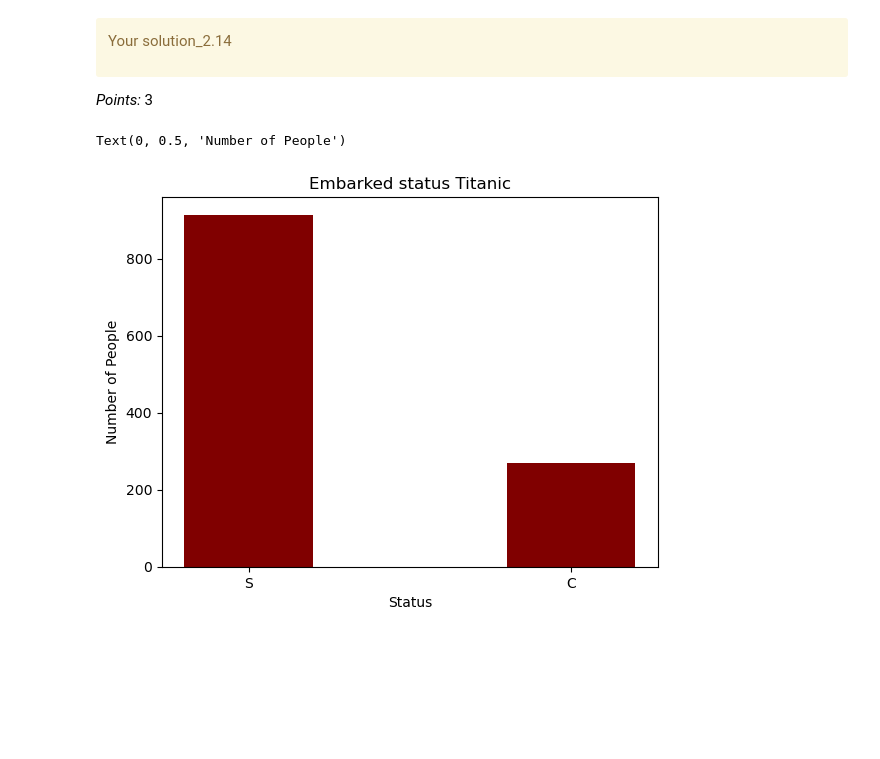
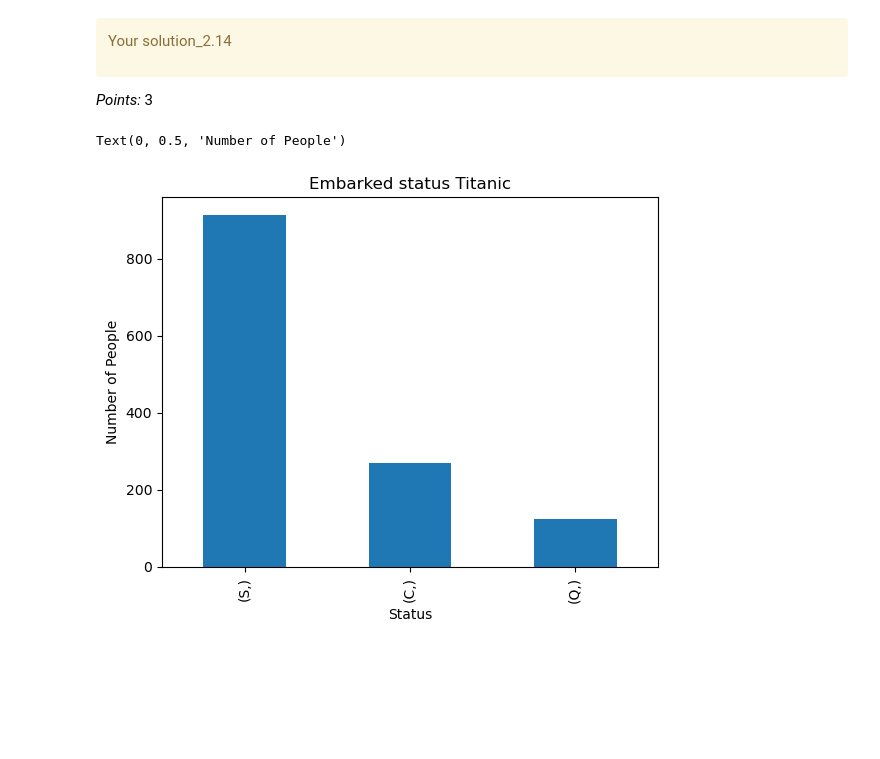
Before and after one commit to sillyyilly/cpsc330work, a Jupyter notebook: hw/hw1/hw1.ipynb, the cells around one changed output. Drawn from its saved outputs; the diff is of its cells as text; code cells hidden in the pictures.

```diff
--- a/hw/hw1/hw1.ipynb
+++ b/hw/hw1/hw1.ipynb
@@ -269,7 +269,7 @@ Your solution_2.1
 
 _Points:_ 1
 # %%
-titanic_df = pd.read_csv('/Users/yilianzhao/Documents/School/CPSC_330/cpsc330work/hw/hw1/data/titanic.csv')
+titanic_df = pd.read_csv('data/titanic.csv')
 # %%
 assert set(titanic_df.columns) == set(
     [
@@ -687,20 +687,16 @@ Your solution_2.14
 
 _Points:_ 3
 # %%
-x_values = ['S', 'C']
-y1 = titanic_df.query("embarked == 'S'")
-y1 = y1.shape[0]
-y2 = titanic_df.query("embarked == 'C'")
-y2 = y2.shape[0]
-y_values = [y1, y2]
 
-plt.bar(x_values, y_values, color = 'maroon', width = 0.4)
+
+titanic_df[["embarked"]].value_counts().plot(kind="bar")
+
 plt.title('Embarked status Titanic')
 plt.xlabel('Status')
 plt.ylabel('Number of People')
 # %% [output]
 Text(0, 0.5, 'Number of People')
-[figure, old version]
+[figure, new version]
 # %% [markdown]
 <!-- END QUESTION -->
 
```
Also changed, not shown: parts of 8 cells of this notebook.
